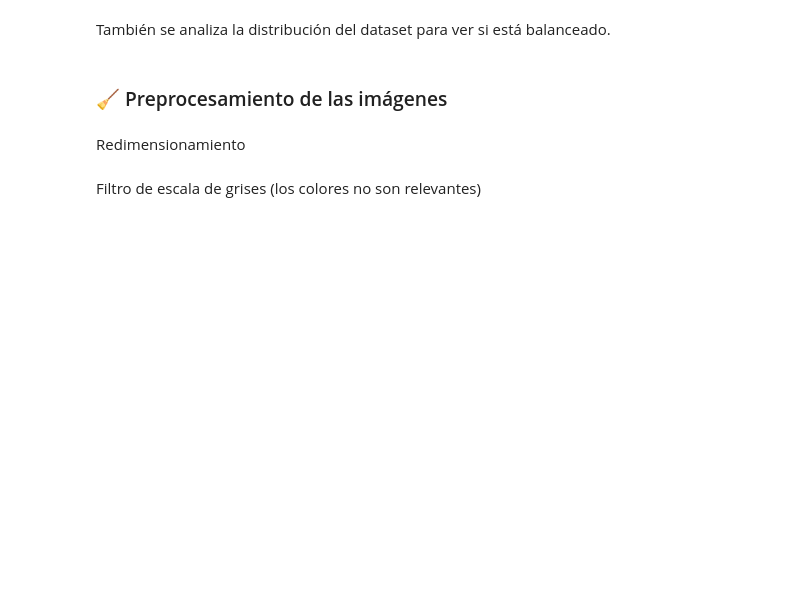
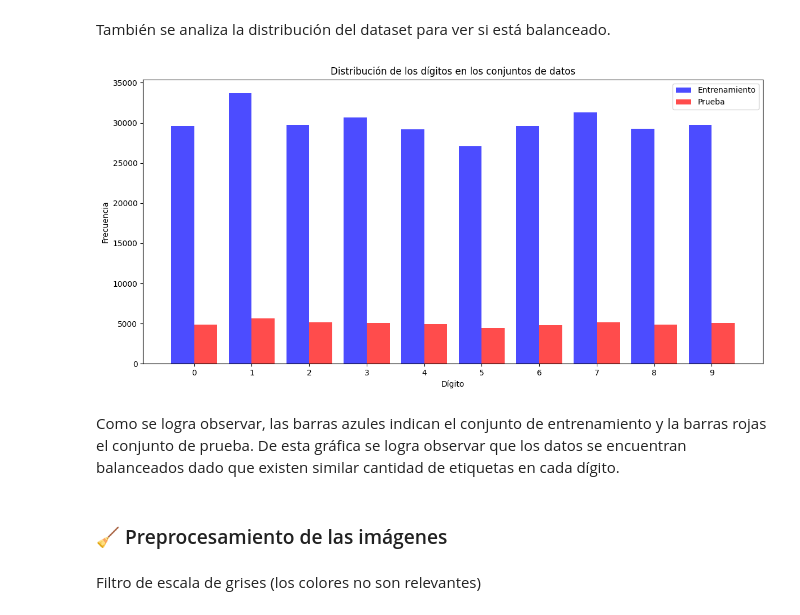
Before and after one commit to Dahernandezsilve/Lab04_DSCNN, a Jupyter notebook: Laboratorio4.ipynb, the cells around one changed output. Cells and saved outputs as stored; diff of their text form; code cells hidden in the pictures; blank space fills up the shorter version.

```diff
--- a/Laboratorio4.ipynb
+++ b/Laboratorio4.ipynb
@@ -149,22 +202,31 @@ analyzeSizes(imageSizes)
 # %% [markdown]
 También se analiza la distribución del dataset para ver si está balanceado.
 # %%
-etiquetasTrainDf = pd.DataFrame(trainLabels, columns=['Etiqueta'])
-etiquetasTestDf = pd.DataFrame(testLabels, columns=['Etiqueta'])
-distribucionTrain = etiquetasTrainDf['Etiqueta'].value_counts()
-distribucionTest = etiquetasTestDf['Etiqueta'].value_counts()
+def plotLabelDistribution(trainLabels, testLabels):
+    uniqueTrain, countsTrain = np.unique(trainLabels, return_counts=True)
+    distribucionTrain = dict(zip(uniqueTrain, countsTrain))
 
-plt.figure(figsize=(10, 6))
-plt.bar(distribucionTrain.index - 0.2, distribucionTrain.values, width=0.4, color='blue', alpha=0.7, label='Entrenamiento')
-plt.bar(distribucionTest.index + 0.2, distribucionTest.values, width=0.4, color='red', alpha=0.7, label='Prueba')
+    uniqueTest, countsTest = np.unique(testLabels, return_counts=True)
+    distribucionTest = dict(zip(uniqueTest, countsTest))
 
-plt.xlabel('Dígito')
-plt.ylabel('Frecuencia')
-plt.title('Distribución de los dígitos en los conjuntos de datos')
-plt.xticks(range(10))
-plt.legend()
-plt.show()
+    plt.figure(figsize=(12, 6))
+
+    plt.bar(np.array(list(distribucionTrain.keys())) - 0.2, distribucionTrain.values(), width=0.4, color='blue', alpha=0.7, label='Entrenamiento')
+    plt.bar(np.array(list(distribucionTest.keys())) + 0.2, distribucionTest.values(), width=0.4, color='red', alpha=0.7, label='Prueba')
+
+    plt.xlabel('Dígito')
+    plt.ylabel('Frecuencia')
+    plt.title('Distribución de los dígitos en los conjuntos de datos')
+    plt.xticks(range(10))  # Asegúrate de que todos los dígitos estén representados
+    plt.legend()
+
+    plt.tight_layout()
+    plt.show()
+
+plotLabelDistribution(trainLabels, testLabels)
+# %% [output]
+[figure, added]
+# %% [markdown]
+Como se logra observar, las barras azules indican el conjunto de entrenamiento y la barras rojas el conjunto de prueba. De esta gráfica se logra observar que los datos se encuentran balanceados dado que existen similar cantidad de etiquetas en cada dígito.
 # %% [markdown]
 ### 🧹 Preprocesamiento de las imágenes
-# %% [markdown]
-Redimensionamiento
```
Also changed, not shown: parts of 35 cells of this notebook, 4 other files.
